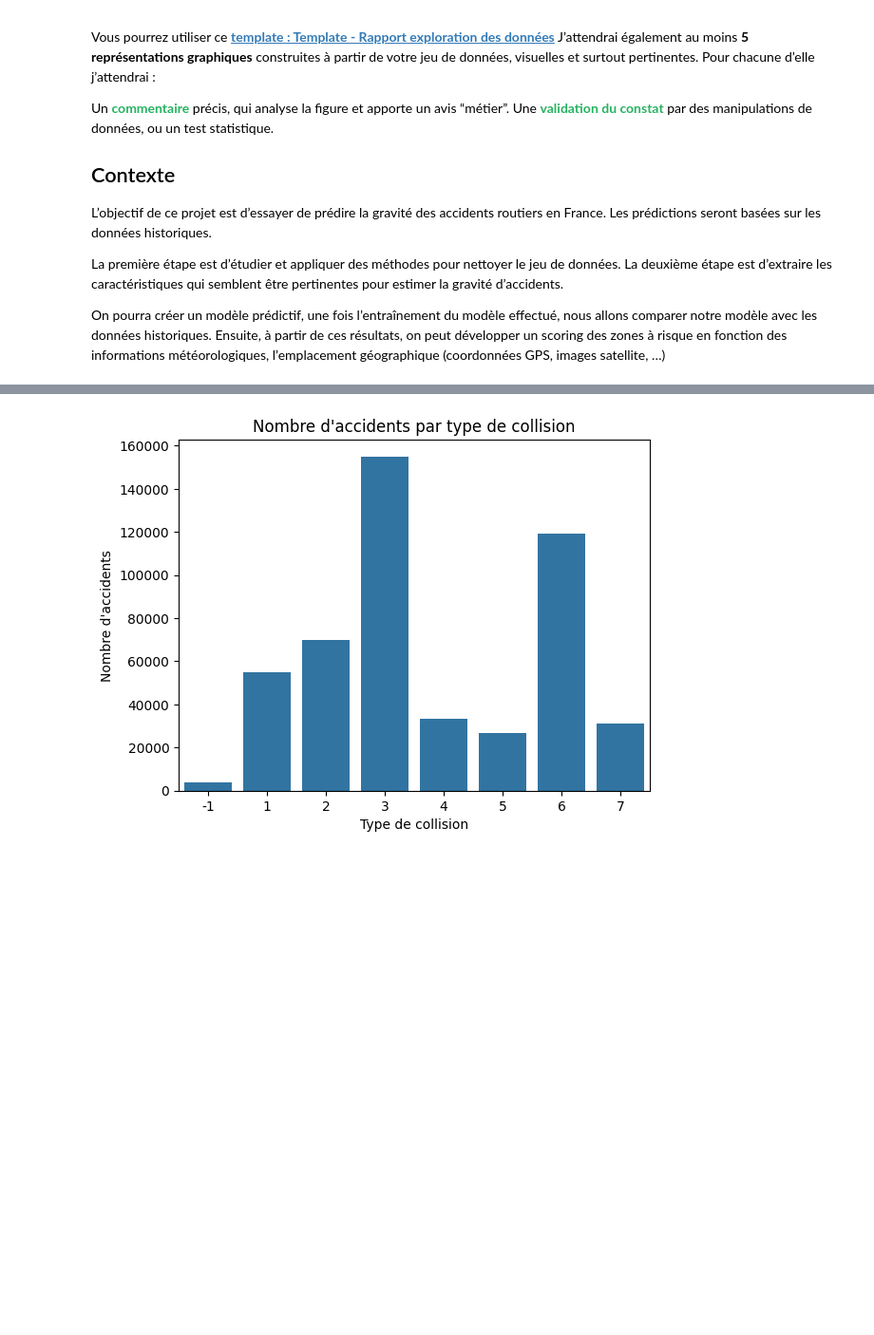
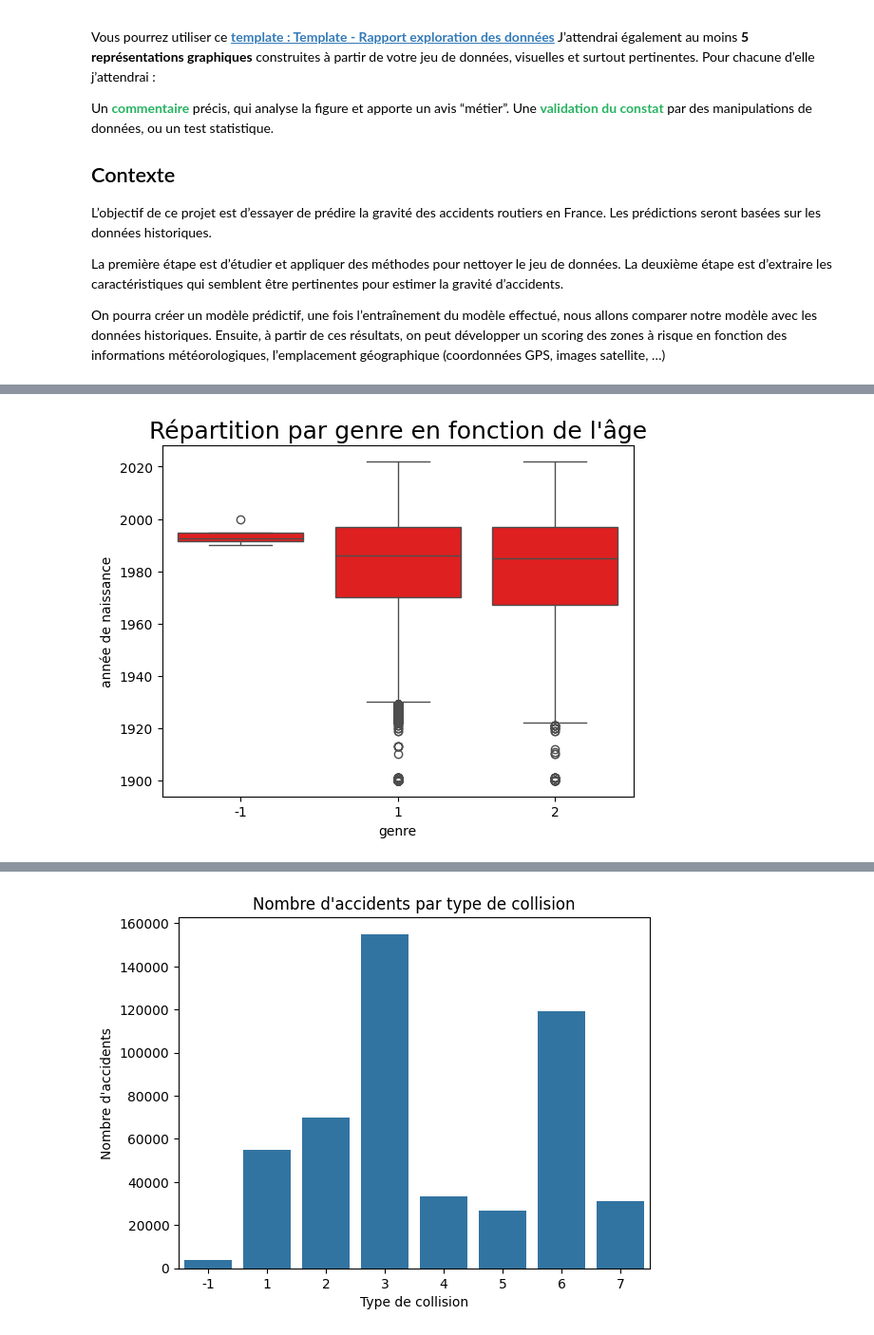
Before and after one commit to Nujadn/accident_route, a Jupyter notebook: analyse_exploratoire.ipynb, the cells around one changed output, grey strips where cells are left out. Shown at 95% size. Cells and saved outputs as stored; diff of their text form; code cells hidden in the pictures; blank space fills up the shorter version.

```diff
--- a/analyse_exploratoire.ipynb
+++ b/analyse_exploratoire.ipynb
@@ -211,0 +281,9 @@ memory usage: 203.6+ MB
+# %%
+sns.boxplot(data=df, x='sexe', y='an_nais', color='red')
+
+plt.title("Répartition par genre en fonction de l'âge", fontsize =18)
+plt.xlabel("genre")
+plt.ylabel("année de naissance")
+plt.show;
+# %% [output]
+[figure, added]
```
Also changed, not shown: parts of 73 cells of this notebook.
